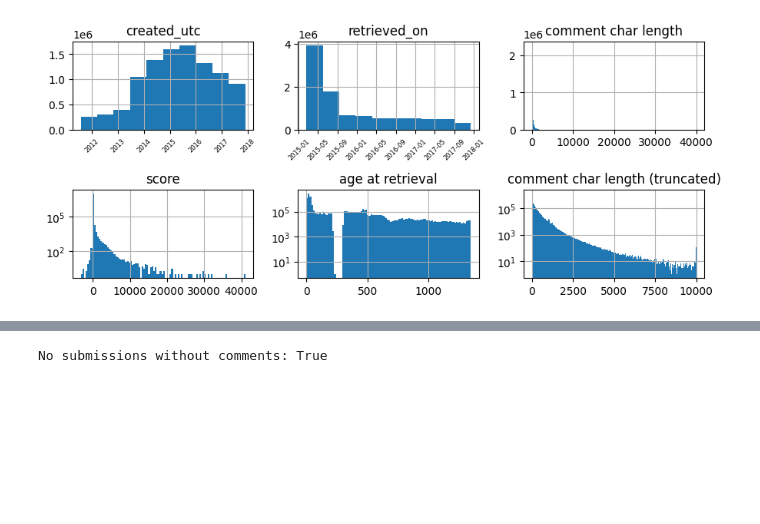
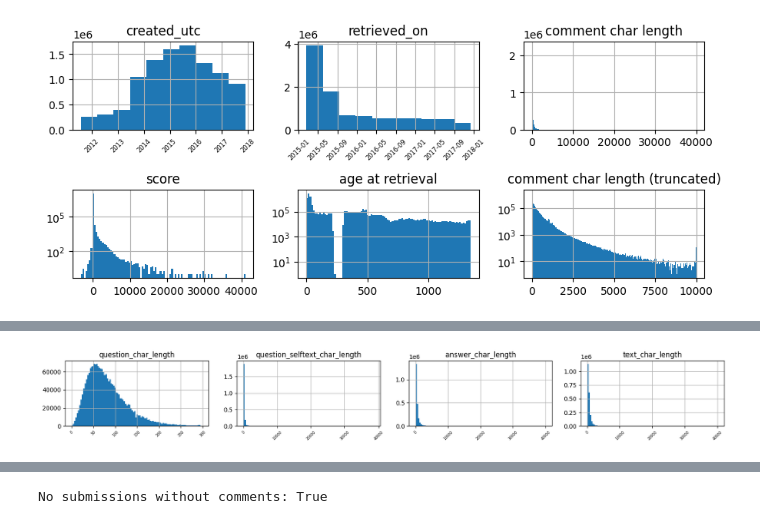
Before and after one commit to aiintelligentsystems/askhistorians-knowledge-filling, a Jupyter notebook: eda.ipynb, the cells around one changed output, grey strips where cells are left out. Drawn from its saved outputs; the diff is of its cells as text; code cells hidden in the pictures; blank space fills up the shorter version.

Commit message:
Add further preproc to eda

```diff
--- a/eda.ipynb
+++ b/eda.ipynb
@@ -85,7 +86,8 @@ axes[1, 1].set_title('downs')
 df_elif_submissions.downs.hist(ax=axes[1, 1], bins=100, log=True, figsize=figsize)
 
 axes[1, 2].set_title('age at retrieval')
-(df_elif_submissions['retrieved_on'] - df_elif_submissions['created_utc']).dropna().apply(lambda x: x.days).hist(ax=axes[1, 2], bins=100, log=True, figsize=figsize)
+df_elif_submissions['age_at_retrieval'] = (df_elif_submissions['retrieved_on'] - df_elif_submissions['created_utc']).dropna().apply(lambda x: x.days)
+df_elif_submissions['age_at_retrieval'].hist(ax=axes[1, 2], bins=100, log=True, figsize=figsize)
 
 fig.tight_layout()
 # %% [output]
@@ -177,7 +160,8 @@ axes[1, 0].set_title('score')
 df_elif_comments.score.hist(ax=axes[1, 0], bins=100, log=True, figsize=figsize)
 
 axes[1, 1].set_title('age at retrieval')
-(df_elif_comments['retrieved_on'] - df_elif_comments['created_utc']).dropna().apply(lambda x: x.days).hist(ax=axes[1, 1], bins=100, log=True, figsize=figsize)
+df_elif_comments['age_at_retrieval'] = (df_elif_comments['retrieved_on'] - df_elif_comments['created_utc']).dropna().apply(lambda x: x.days)
+df_elif_comments['age_at_retrieval'].hist(ax=axes[1, 1], bins=100, log=True, figsize=figsize)
 
 axes[1, 2].set_title('comment char length (truncated)')
 df_elif_comments.body.apply(lambda t: min(10000, len(t))).hist(ax=axes[1, 2], bins=1000, log=True, figsize=figsize)
@@ -219,0 +238,15 @@ df.reset_index().groupby('link_id').count()['id'].hist(log=True, bins=100)
+# %%
+df_preproc = df.copy()
+df_preproc['question_char_length'] = df_preproc['question_title'].apply(len)
+df_preproc['question_selftext_char_length'] = df_preproc['question_selftext'].apply(len)
+df_preproc['answer_char_length'] = df_preproc['answer_body'].apply(len)
+df_preproc['text_char_length'] = df_preproc['question_char_length'] + df_preproc['answer_char_length'] + len("Question: \nAnswer:")
+# %%
+figsize=(20, 2)
+fig, axes = plt.subplots(nrows=1, ncols=4)
+
+for i, colname in enumerate(['question_char_length', 'question_selftext_char_length', 'answer_char_length', 'text_char_length']):
+    axes[i].set_title(colname)
+    df_preproc[colname].hist(ax=axes[i], bins=100, xrot=45, figsize=figsize, xlabelsize=6)
+# %% [output]
+[figure, added]
```
Also changed, not shown: parts of 16 cells of this notebook.
